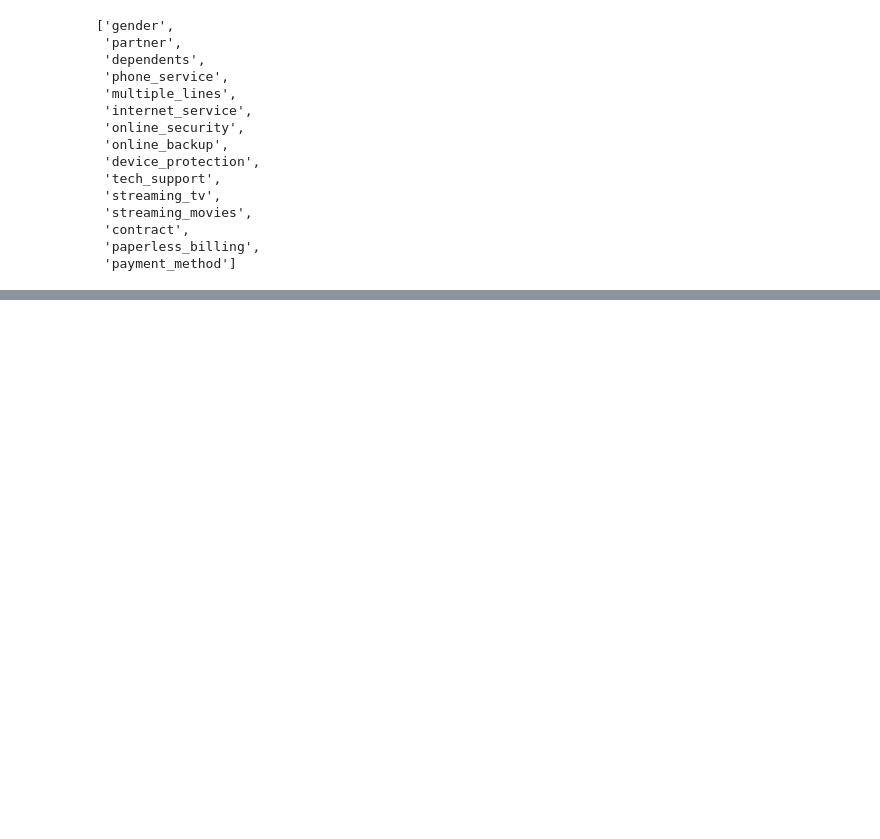
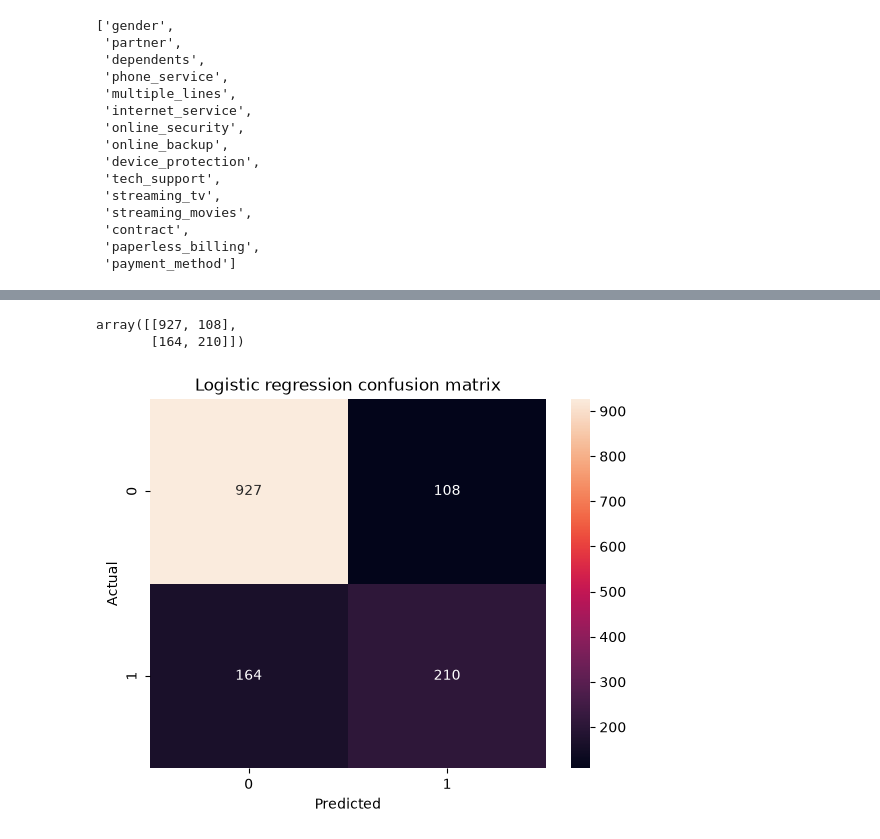
Before and after one commit to mrsmv/Customer-churn-retention-analysis, a Jupyter notebook: 2_noteboooks/03_churn_modeling/churn_modeling.ipynb, the cells around one changed output, grey strips where cells are left out. Cells and saved outputs as stored; diff of their text form; code cells hidden in the pictures; blank space fills up the shorter version.

Commit message:
Add the logistic regression and decision tree models

```diff
--- a/2_noteboooks/03_churn_modeling/churn_modeling.ipynb
+++ b/2_noteboooks/03_churn_modeling/churn_modeling.ipynb
@@ -155,0 +194,10 @@ numeric_transformer = Pipeline(
+# %%
+logistic_model = Pipeline(
+    steps = [
+        ("preprocessor", preprocessor),
+        ("classifier", LogisticRegression(max_iter=1000, random_state=42))
+    ]
+)
+# %%
+#training the logistic regression model
+logistic_model.fit(X_train, y_train)
@@ -155,0 +222,3 @@ numeric_transformer = Pipeline(
+# %%
+#generating two types of predictions on the test set
+y_pred = logistic_model.predict(X_test)
@@ -155,0 +340,21 @@ numeric_transformer = Pipeline(
+# %%
+#creating the confusion matrix
+cm = confusion_matrix(y_test, y_pred)
+
+cm
+# %% [output]
+array([[927, 108],
+       [164, 210]])
+# %%
+sns.heatmap(
+    cm,
+    annot=True,
+    fmt="d"
+)
+
+plt.title("Logistic regression confusion matrix")
+plt.ylabel("Actual")
+plt.xlabel("Predicted")
+plt.show()
+# %% [output]
+[figure, added]
```
Also changed, not shown: parts of 102 cells of this notebook.
